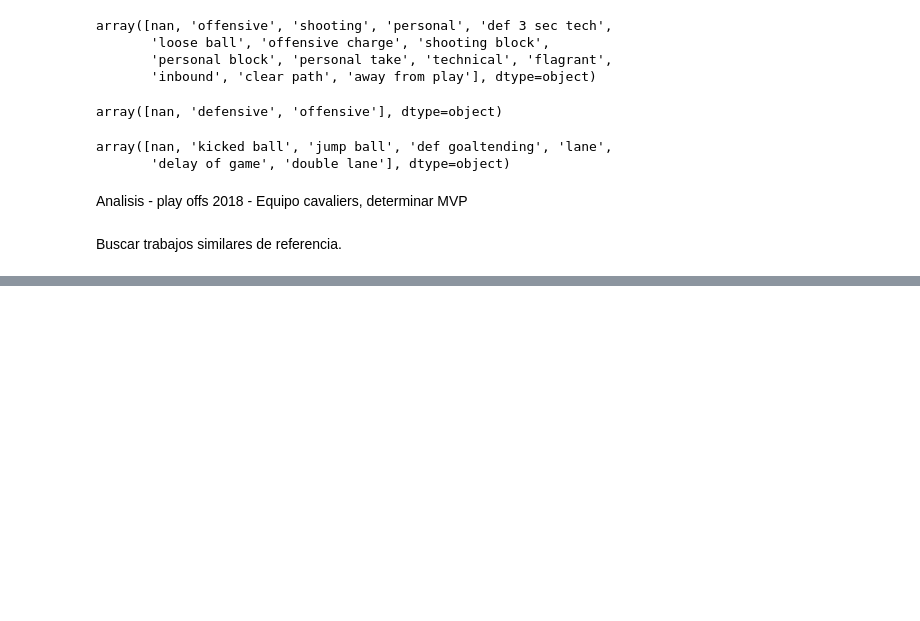
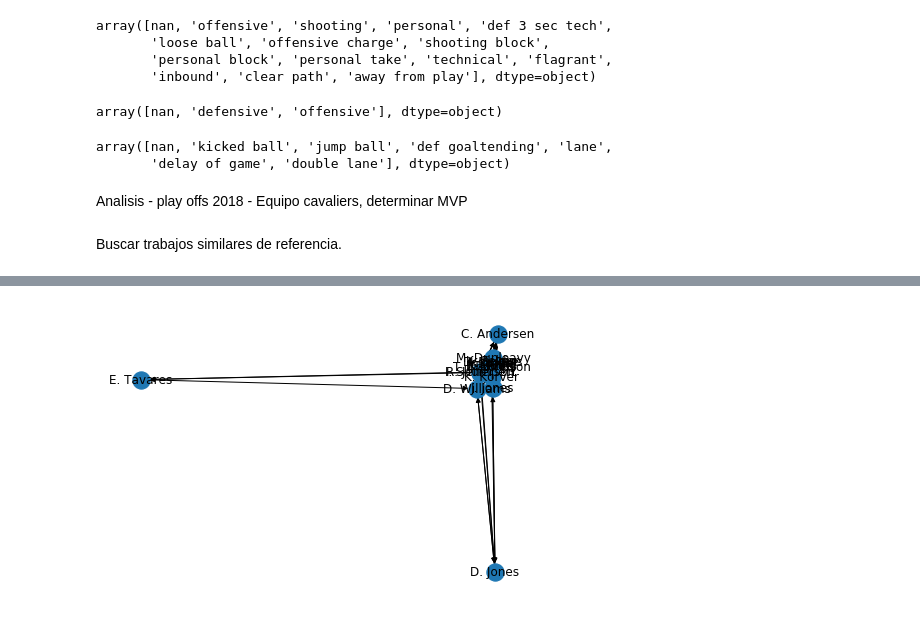
Before and after one commit to Millan13/Moneyball-NBA, a Jupyter notebook: Notebooks/Analisis_pagerank.ipynb, the cells around one changed output, grey strips where cells are left out. Saved outputs shown, nothing was run; the diff lists cells and outputs as text; code cells hidden in the pictures; blank space fills up the shorter version.

```diff
--- a/Notebooks/Analisis_pagerank.ipynb
+++ b/Notebooks/Analisis_pagerank.ipynb
@@ -201,0 +436,5 @@ Buscar trabajos similares de referencia.
+# %%
+plt.clf()
+nx.draw_spectral(G,with_labels = True)
+# %% [output]
+[figure, added]
```
Also changed, not shown: parts of 55 cells of this notebook.
